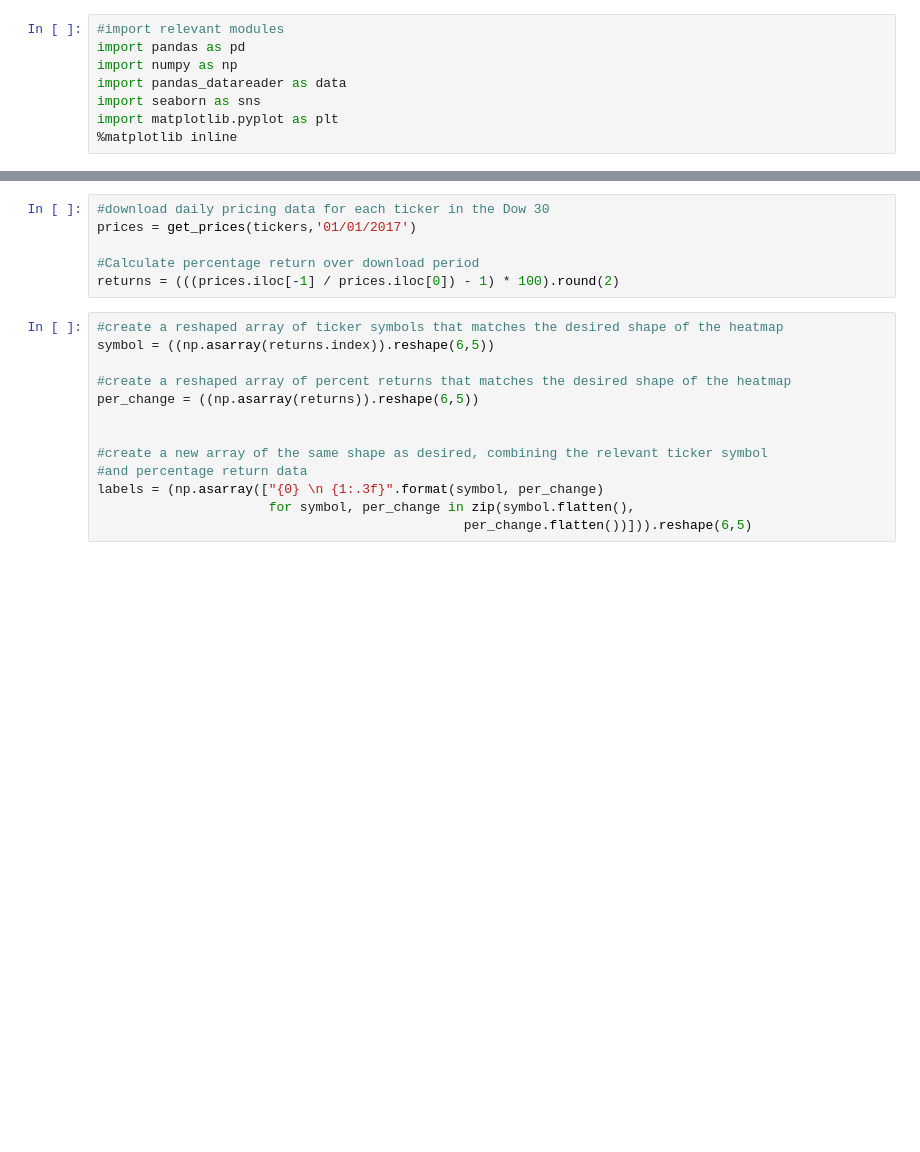
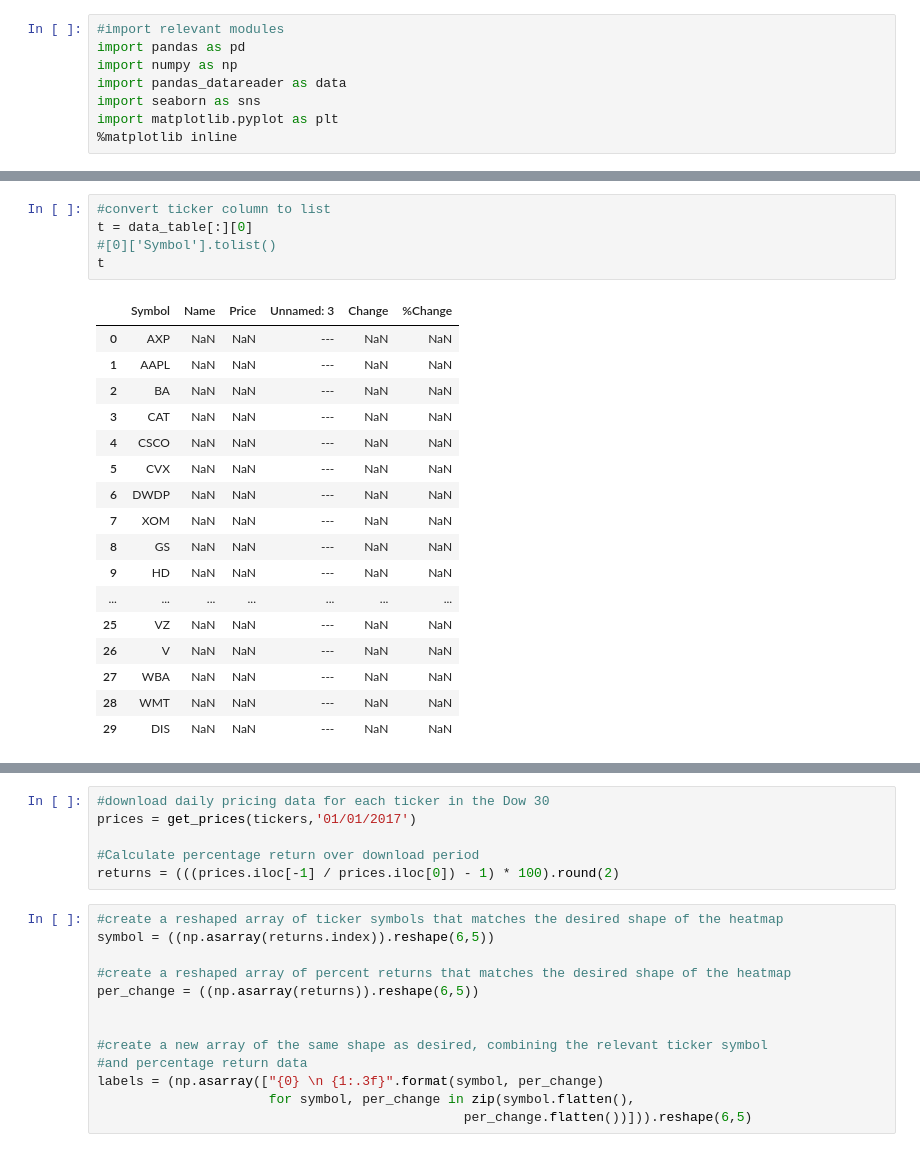
Before and after one commit to sharka88/python_learning, a Jupyter notebook: Heatmap01.ipynb, the cells around one changed output, grey strips where cells are left out. Saved outputs shown, nothing was run; the diff lists cells and outputs as text; blank space fills up the shorter version.

```diff
--- a/Heatmap01.ipynb
+++ b/Heatmap01.ipynb
@@ -22,0 +40,23 @@ tickers = data_table[:][0]['Symbol'].tolist()
+# %%
+#convert ticker column to list
+t = data_table[:][0]
+#[0]['Symbol'].tolist()
+t
+# %% [output]
+|  | Symbol | Name | Price | Unnamed: 3 | Change | %Change |
+| 0 | AXP | NaN | NaN | --- | NaN | NaN |
+| 1 | AAPL | NaN | NaN | --- | NaN | NaN |
+| 2 | BA | NaN | NaN | --- | NaN | NaN |
+| 3 | CAT | NaN | NaN | --- | NaN | NaN |
+| 4 | CSCO | NaN | NaN | --- | NaN | NaN |
+| 5 | CVX | NaN | NaN | --- | NaN | NaN |
+| 6 | DWDP | NaN | NaN | --- | NaN | NaN |
+| 7 | XOM | NaN | NaN | --- | NaN | NaN |
+| 8 | GS | NaN | NaN | --- | NaN | NaN |
+| 9 | HD | NaN | NaN | --- | NaN | NaN |
+| ... | ... | ... | ... | ... | ... | ... |
+| 25 | VZ | NaN | NaN | --- | NaN | NaN |
+| 26 | V | NaN | NaN | --- | NaN | NaN |
+| 27 | WBA | NaN | NaN | --- | NaN | NaN |
+| 28 | WMT | NaN | NaN | --- | NaN | NaN |
+| 29 | DIS | NaN | NaN | --- | NaN | NaN |
```
Also changed, not shown: parts of 4 cells of this notebook, 4 other files.
